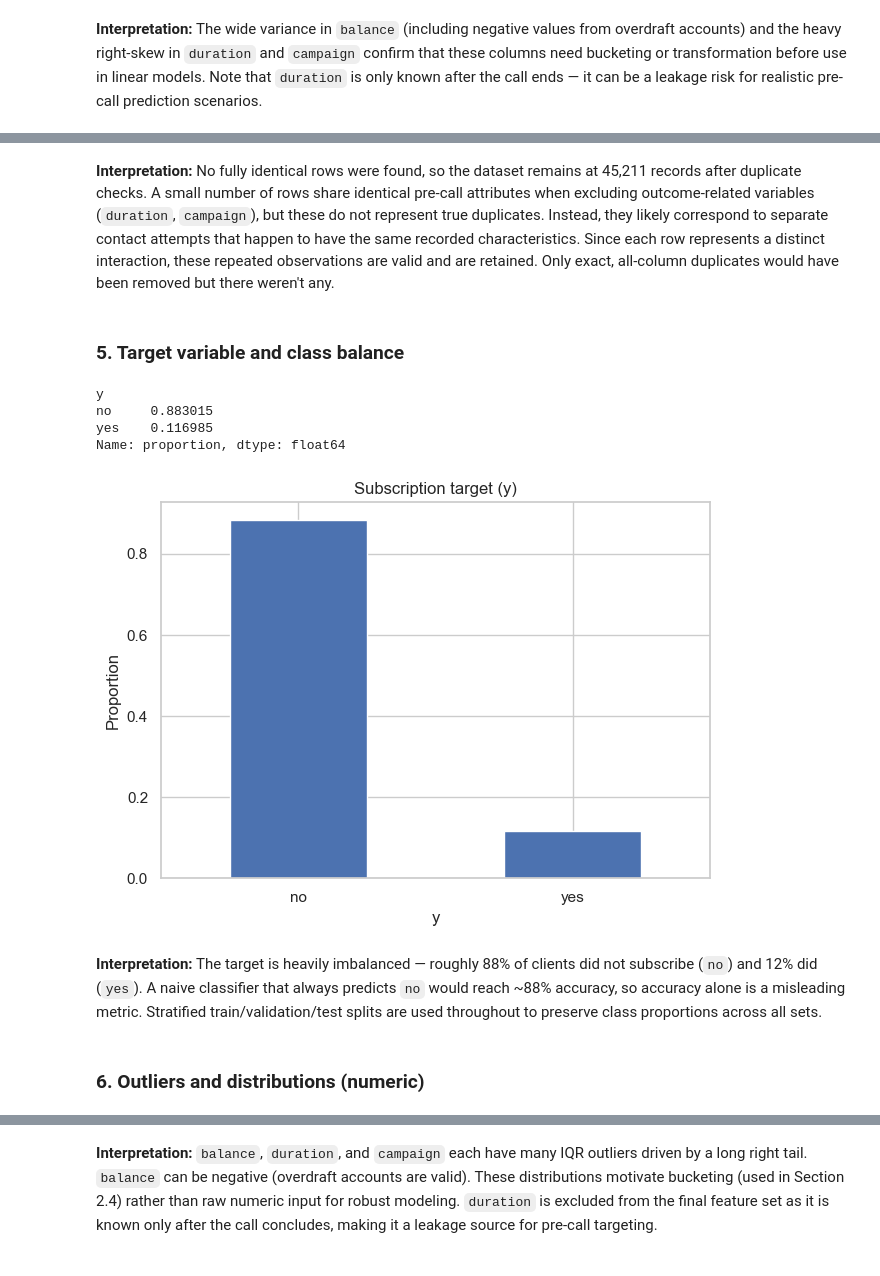
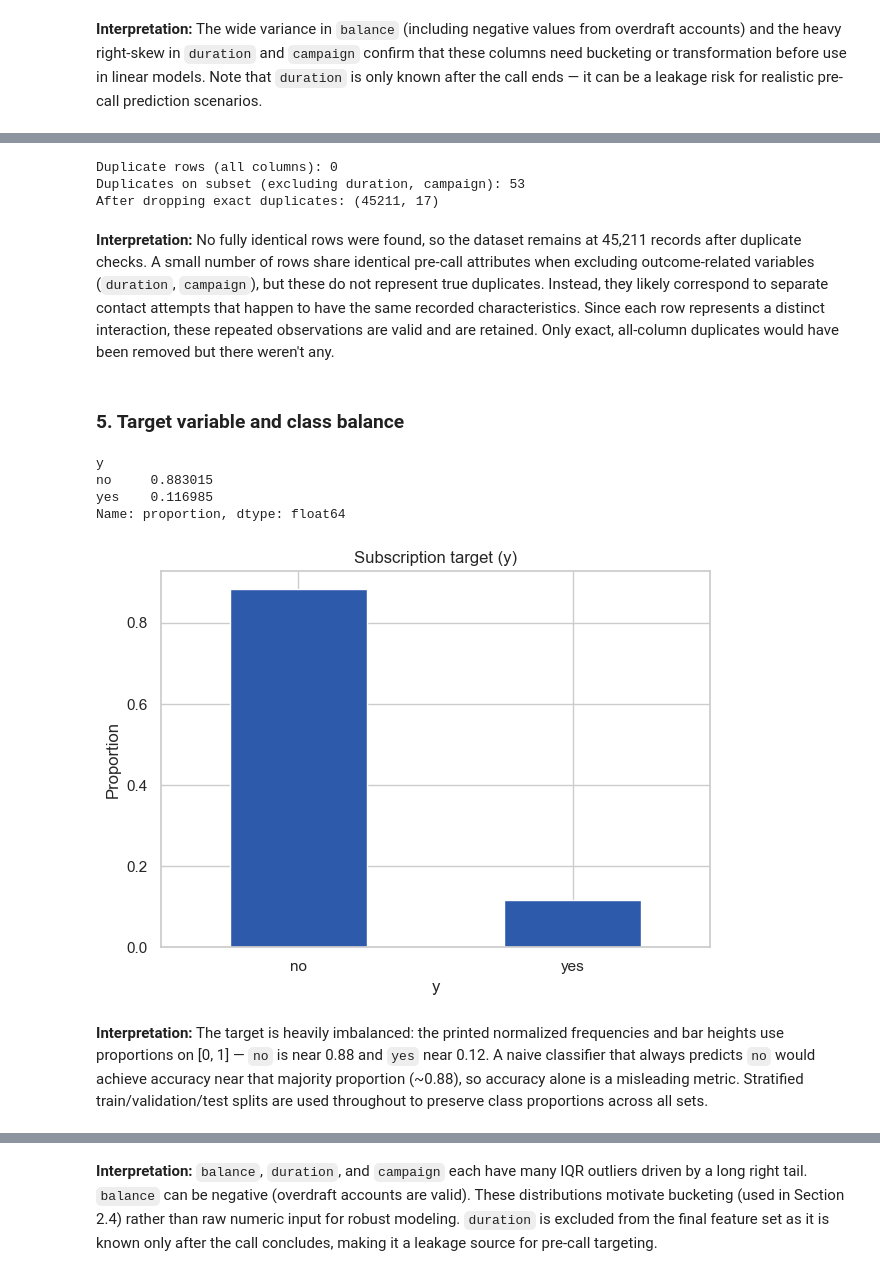
Before and after one commit to tonantzin-real/IDS_705_final_project, a Jupyter notebook: 01_eda.ipynb, the cells around one changed output, grey strips where cells are left out. Saved outputs shown, nothing was run; the diff lists cells and outputs as text; code cells hidden in the pictures.

```diff
--- a/01_eda.ipynb
+++ b/01_eda.ipynb
@@ -39,20 +39,3 @@ The insights gained from this analysis will directly inform the preprocessing pi
 # black 01_eda.ipynb
 # %% [markdown]
 ## Exploratory Data Analysis
-# %%
-from pathlib import Path
-
-import numpy as np
-import pandas as pd
-import matplotlib.pyplot as plt
-import seaborn as sns
-from sklearn.compose import ColumnTransformer
-from sklearn.preprocessing import OneHotEncoder, StandardScaler
-from sklearn.model_selection import train_test_split
-
-sns.set_theme(style="whitegrid", palette="deep")
-pd.set_option("display.max_columns", 25)
-
-DATA_PATH = Path("data/bank-full.csv")
-RANDOM_STATE = 42
-np.random.seed(RANDOM_STATE)
@@ -161,22 +145,37 @@ After dropping exact duplicates: (45211, 17)
+# %%
+dup_mask = df.duplicated()
+n_dup = dup_mask.sum()
+print(f"Duplicate rows (all columns): {n_dup}")
+
+key_cols = [
+    c for c in df.columns if c not in {"duration", "campaign"}
+]  # exclude call outcomes if modeling leakage
+dup_key = df.duplicated(subset=key_cols)
+print(f"Duplicates on subset (excluding duration, campaign): {dup_key.sum()}")
+
+df_clean = df.loc[~dup_mask].copy()
+print("After dropping exact duplicates:", df_clean.shape)
+# %% [output]
+Duplicate rows (all columns): 0
+Duplicates on subset (excluding duration, campaign): 53
+After dropping exact duplicates: (45211, 17)
 # %% [markdown]
 **Interpretation:** No fully identical rows were found, so the dataset remains at 45,211 records after duplicate checks. A small number of rows share identical pre-call attributes when excluding outcome-related variables (`duration`, `campaign`), but these do not represent true duplicates. Instead, they likely correspond to separate contact attempts that happen to have the same recorded characteristics. Since each row represents a distinct interaction, these repeated observations are valid and are retained. Only exact, all-column duplicates would have been removed but there weren't any.
-# %% [markdown]
-### 5. Target variable and class balance
-# %%
-target = "y"
-vc = df_clean[target].value_counts(normalize=True)
-display(vc)
-vc.plot(kind="bar", title="Subscription target (y)", rot=0)
-plt.ylabel("Proportion")
-plt.tight_layout()
-plt.show()
-# %% [output]
-y
-no     0.883015
-yes    0.116985
-Name: proportion, dtype: float64
-[figure, removed]
+# %% [markdown]
+### 5. Target variable and class balance
+# %%
+target = "y"
+vc = df_clean[target].value_counts(normalize=True)
+display(vc)
+vc.plot(kind="bar", title="Subscription target (y)", rot=0, color=EDA_COLOR)
+plt.ylabel("Proportion")
+plt.tight_layout()
+plt.show()
+# %% [output]
+y
+no     0.883015
+yes    0.116985
+Name: proportion, dtype: float64
+[figure, added]
 # %% [markdown]
-**Interpretation:** The target is heavily imbalanced — roughly 88% of clients did not subscribe (`no`) and 12% did (`yes`). A naive classifier that always predicts `no` would reach ~88% accuracy, so accuracy alone is a misleading metric. Stratified train/validation/test splits are used throughout to preserve class proportions across all sets.
+**Interpretation:** The target is heavily imbalanced: the printed normalized frequencies and bar heights use proportions on [0, 1] — `no` is near 0.88 and `yes` near 0.12. A naive classifier that always predicts `no` would achieve accuracy near that majority proportion (~0.88), so accuracy alone is a misleading metric. Stratified train/validation/test splits are used throughout to preserve class proportions across all sets.
-# %% [markdown]
-### 6. Outliers and distributions (numeric)
```
Also changed, not shown: parts of 33 cells of this notebook, 2 other files.
